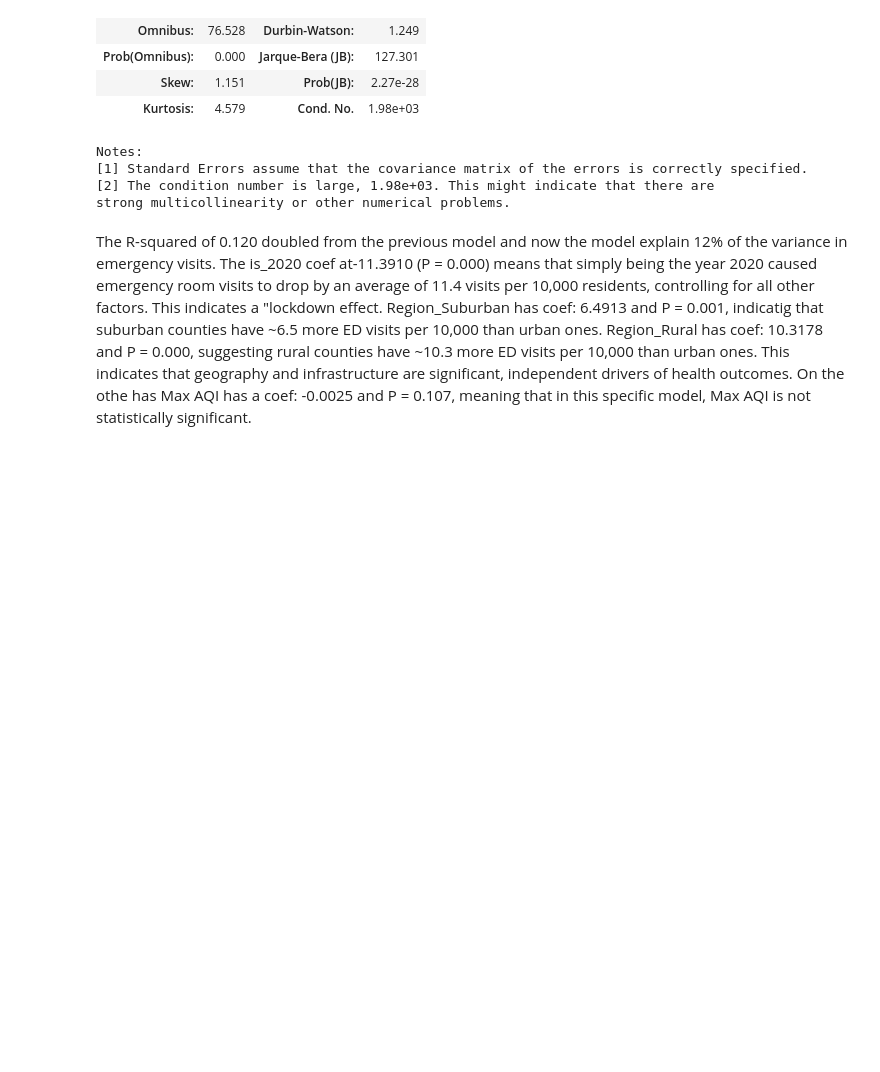
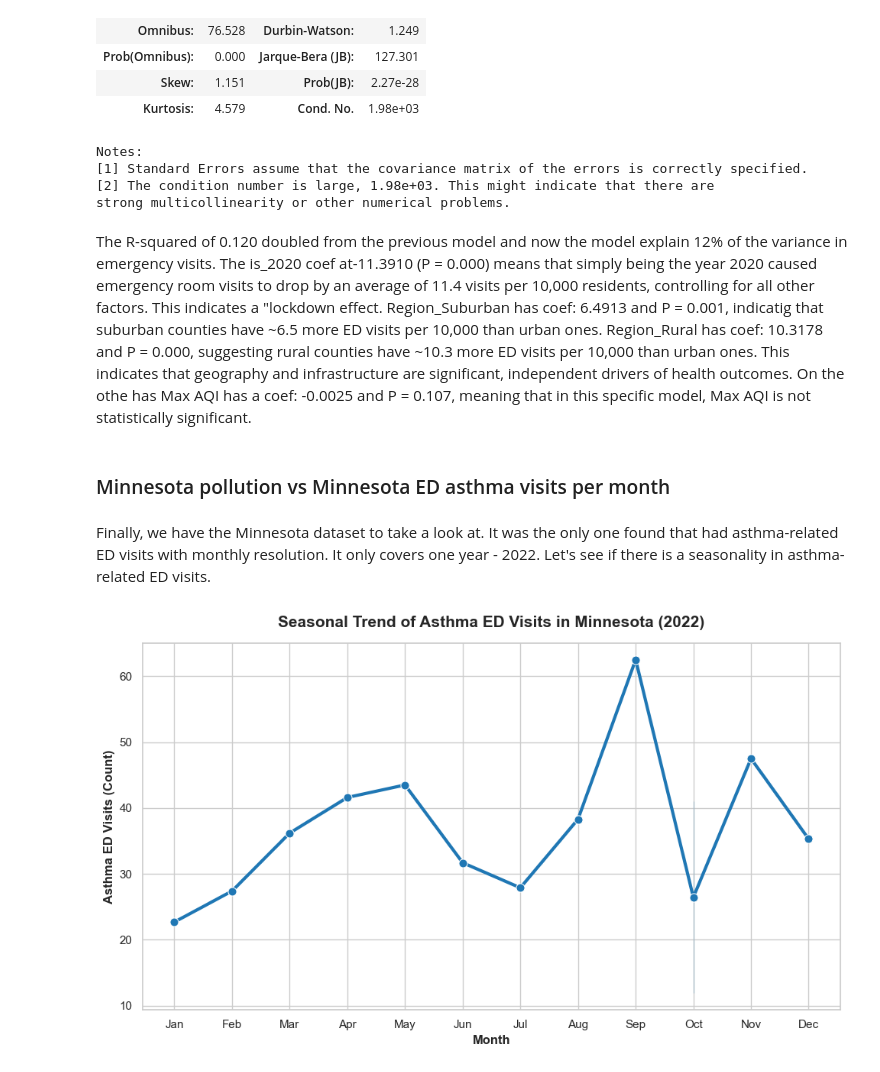
Before and after one commit to KalinaMarkova/data_science_course_project, a Jupyter notebook: The Impact of Air Pollution on Asthma A Regression Analysis.ipynb, the cells around one changed output. Cells and saved outputs as stored; diff of their text form; code cells hidden in the pictures; blank space fills up the shorter version.

Commit message:
Adding EDA on Minnesota dataset

```diff
--- a/The Impact of Air Pollution on Asthma A Regression Analysis.ipynb
+++ b/The Impact of Air Pollution on Asthma A Regression Analysis.ipynb
@@ -1778,3 +1778,36 @@ Notes:
 strong multicollinearity or other numerical problems.
 # %% [markdown]
 The R-squared of 0.120 doubled from the previous model and now the model explain 12% of the variance in emergency visits. The  is_2020 coef at-11.3910 (P = 0.000) means that simply being the year 2020 caused emergency room visits to drop by an average of 11.4 visits per 10,000 residents, controlling for all other factors. This indicates a "lockdown effect. Region_Suburban has coef: 6.4913 and  P = 0.001, indicatig that suburban counties have ~6.5 more ED visits per 10,000 than urban ones. Region_Rural has coef: 10.3178 and P = 0.000, suggesting rural counties have ~10.3 more ED visits per 10,000 than urban ones. This indicates that geography and infrastructure are  significant, independent drivers of health outcomes. On the othe has Max AQI has a coef: -0.0025 and P = 0.107, meaning that in this specific model, Max AQI is not statistically significant.
+# %% [markdown]
+###   Minnesota pollution vs Minnesota ED asthma visits per month
+# %% [markdown]
+Finally, we have the Minnesota dataset to take a look at. It was the only one found that had asthma-related ED visits with monthly resolution. It only covers one year - 2022. Let's see if there is a seasonality in asthma-related ED visits.
+# %%
+month_order = ['Jan', 'Feb', 'Mar', 'Apr', 'May', 'Jun',
+               'Jul', 'Aug', 'Sep', 'Oct', 'Nov', 'Dec']
+
+asthma_MN_monthly['Month'] = pd.Categorical(asthma_MN_monthly['Month'], categories = month_order, ordered = True)
+
+plot_data = asthma_MN_monthly.sort_values('Month')
+
+plt.figure(figsize = (10, 6))
+sns.set_theme(style = "whitegrid")
+
+sns.lineplot(
+    data = plot_data,
+    x = 'Month',
+    y = 'Count',
+    marker = 'o',
+    color = '#1f77b4',
+    linewidth = 3,
+    markersize = 8
+)
+
+plt.title("Seasonal Trend of Asthma ED Visits in Minnesota (2022)", fontsize = 15, fontweight = 'bold', pad = 15)
+plt.xlabel("Month", fontsize = 12, fontweight = 'bold')
+plt.ylabel("Asthma ED Visits (Count)", fontsize = 12, fontweight = 'bold')
+
+plt.tight_layout()
+plt.show()
+# %% [output]
+[figure, added]
```
Also changed, not shown: parts of 4 cells of this notebook.
